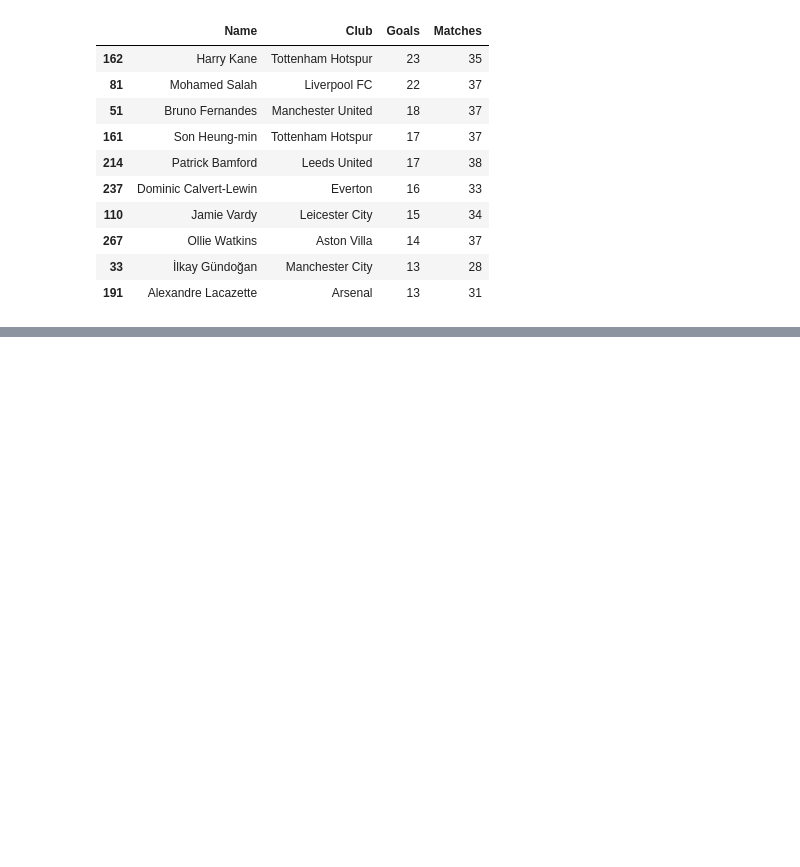
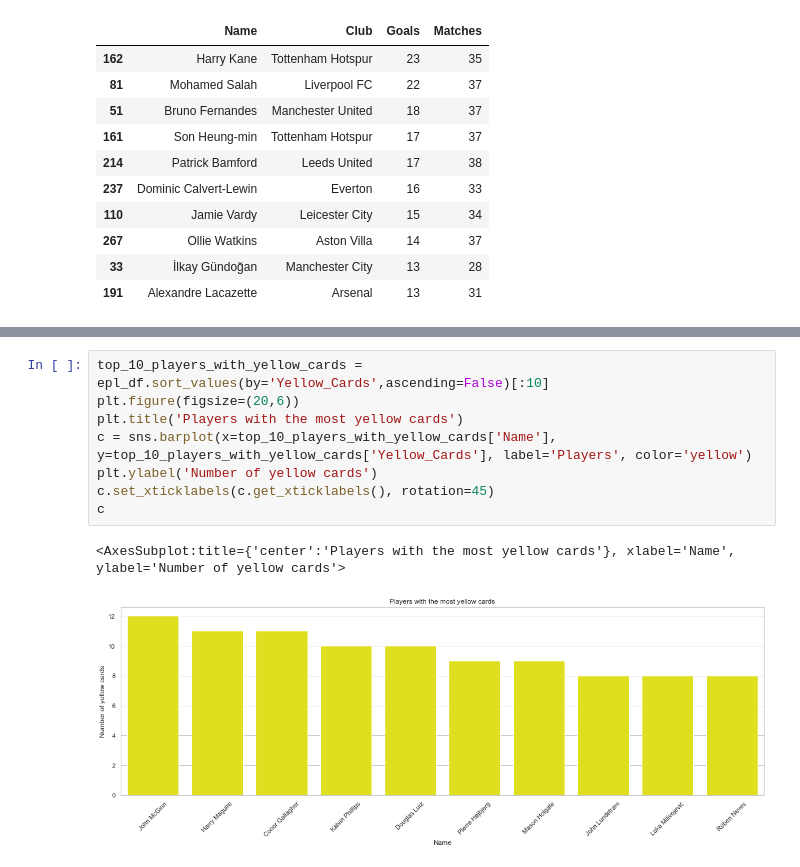
Before and after one commit to Bouaskaoun/football-data-analysis, a Jupyter notebook: main.ipynb, the cells around one changed output, grey strips where cells are left out. Drawn from its saved outputs; the diff is of its cells as text; blank space fills up the shorter version.

```diff
--- a/main.ipynb
+++ b/main.ipynb
@@ -275,0 +287,11 @@ top_10_Goals
+# %%
+top_10_players_with_yellow_cards = epl_df.sort_values(by='Yellow_Cards',ascending=False)[:10]
+plt.figure(figsize=(20,6))
+plt.title('Players with the most yellow cards')
+c = sns.barplot(x=top_10_players_with_yellow_cards['Name'], y=top_10_players_with_yellow_cards['Yellow_Cards'], label='Players', color='yellow')
+plt.ylabel('Number of yellow cards')
+c.set_xticklabels(c.get_xticklabels(), rotation=45)
+c
+# %% [output]
+<AxesSubplot:title={'center':'Players with the most yellow cards'}, xlabel='Name', ylabel='Number of yellow cards'>
+[figure, added]
```
Also changed, not shown: parts of 5 cells of this notebook.
